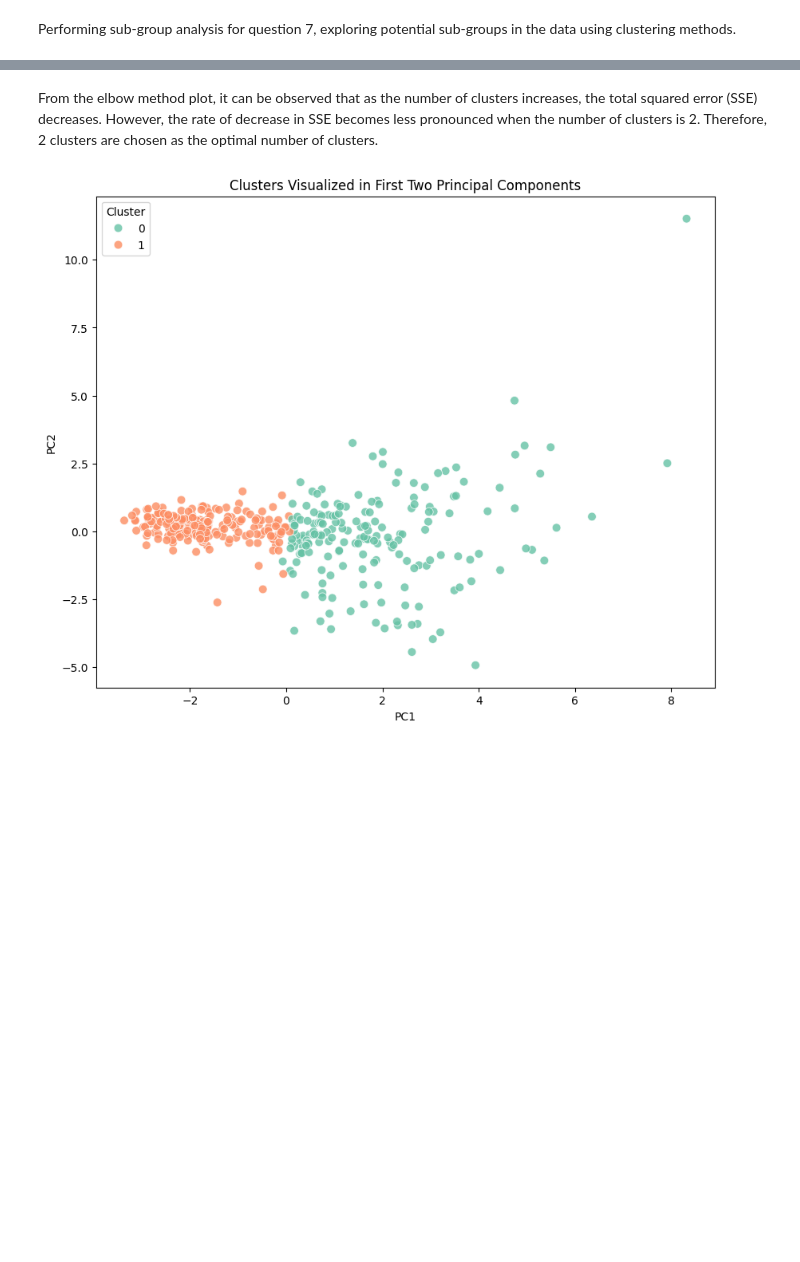
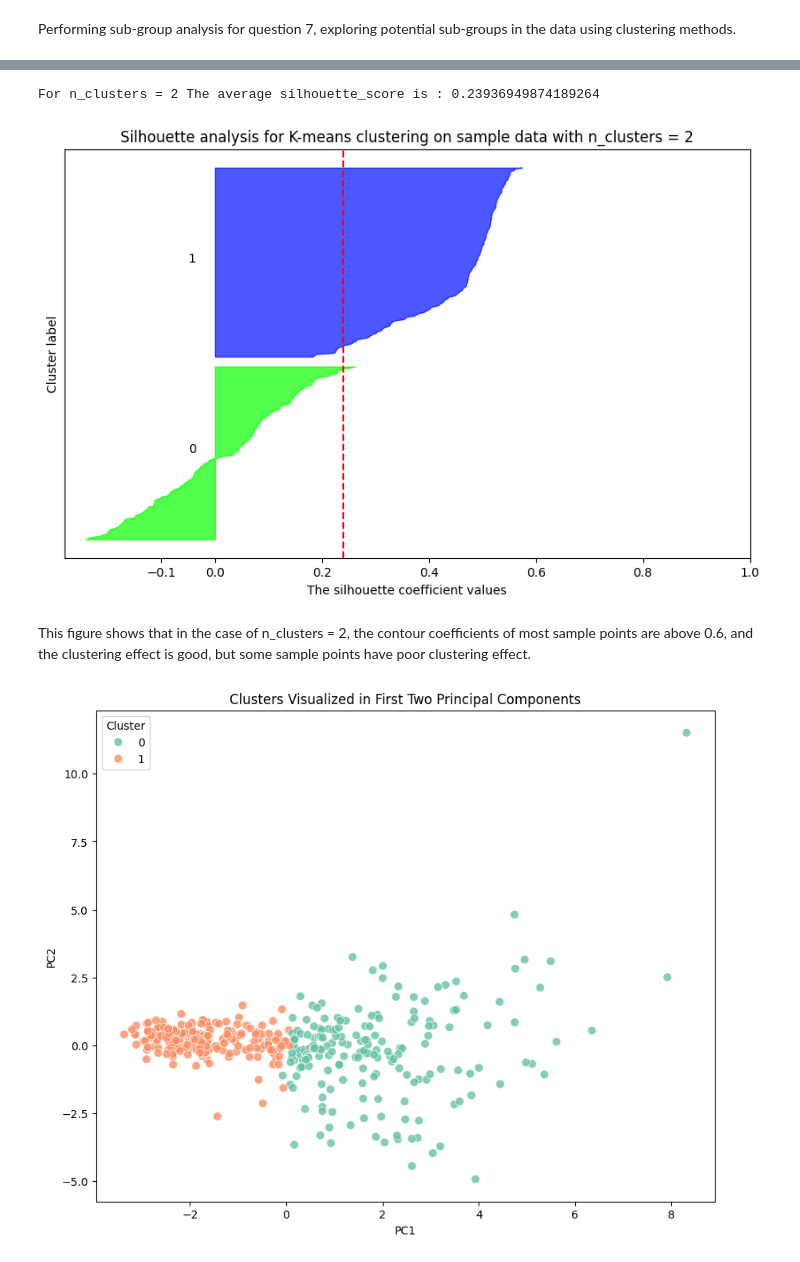
Before and after one commit to zhany988/assign-6-project, a Jupyter notebook: zyhfassignment6.ipynb, the cells around one changed output, grey strips where cells are left out. Cells and saved outputs as stored; diff of their text form; code cells hidden in the pictures; blank space fills up the shorter version.

```diff
--- a/zyhfassignment6.ipynb
+++ b/zyhfassignment6.ipynb
@@ -523,5 +495,70 @@ plt.show()
-# %% [markdown]
-From the elbow method plot, it can be observed that as the number of clusters increases, the total squared error (SSE) decreases. However, the rate of decrease in SSE becomes less pronounced when the number of clusters is 2. Therefore, 2 clusters are chosen as the optimal number of clusters.
+# %%
+from sklearn.preprocessing import StandardScaler
+from sklearn.cluster import KMeans
+import seaborn as sns
+import matplotlib.pyplot as plt
+from sklearn.metrics import silhouette_samples, silhouette_score
+
+# 1. Data Preparation: Selecting numerical columns for clustering
+clustering_data = ckd_data_cleaned[numerical_cols].copy()
+
+# 2. Standardization: Standardizing the data
+scaler = StandardScaler()
+clustering_scaled = scaler.fit_transform(clustering_data)
+
+# 3. Silhouette Analysis: Compute the silhouette scores for k = 2
+n_clusters = 2
+kmeans = KMeans(n_clusters=n_clusters, random_state=42)
+cluster_labels = kmeans.fit_predict(clustering_scaled)
+silhouette_avg = silhouette_score(clustering_scaled, cluster_labels)
+
+# Print average silhouette score
+print("For n_clusters =", n_clusters,
+      "The average silhouette_score is :", silhouette_avg)
+
+# Compute the silhouette scores for each sample
+sample_silhouette_values = silhouette_samples(clustering_scaled, cluster_labels)
+
+# Plotting the silhouette scores
+plt.figure(figsize=(10, 6))
+y_lower = 10
+for i in range(n_clusters):
+    # Aggregate the silhouette scores for samples belonging to cluster i, and sort them
+    ith_cluster_silhouette_values = \
+        sample_silhouette_values[cluster_labels == i]
+
+    ith_cluster_silhouette_values.sort()
+
+    size_cluster_i = ith_cluster_silhouette_values.shape[0]
+    y_upper = y_lower + size_cluster_i
+
+    color = sns.color_palette("hsv", n_clusters)[i]
+    plt.fill_betweenx(np.arange(y_lower, y_upper),
+                      0, ith_cluster_silhouette_values,
+                      facecolor=color, edgecolor=color, alpha=0.7)
+
+    # Label the silhouette plots with their cluster numbers at the middle
+    plt.text(-0.05, y_lower + 0.5 * size_cluster_i, str(i))
+
+    # Compute the new y_lower for next plot
+    y_lower = y_upper + 10  # 10 for the 0 samples
+
+plt.title('Silhouette analysis for K-means clustering on sample data with n_clusters = 2')
+plt.xlabel("The silhouette coefficient values")
+plt.ylabel("Cluster label")
+
+# The vertical line for average silhouette score of all the values
+plt.axvline(x=silhouette_avg, color="red", linestyle="--")
+
+plt.yticks([])  # Clear the yaxis labels / ticks
+plt.xticks([-0.1, 0, 0.2, 0.4, 0.6, 0.8, 1])
+
+plt.show()
+# %% [output]
+For n_clusters = 2 The average silhouette_score is : 0.23936949874189264
+[figure, added]
+# %% [markdown]
+This figure shows that in the case of n_clusters = 2, the contour coefficients of most sample points are above 0.6, and the clustering effect is good, but some sample points have poor clustering effect.
 # %%
 from sklearn.preprocessing import StandardScaler
 from sklearn.cluster import KMeans
```
Also changed, not shown: parts of 4 cells of this notebook.
